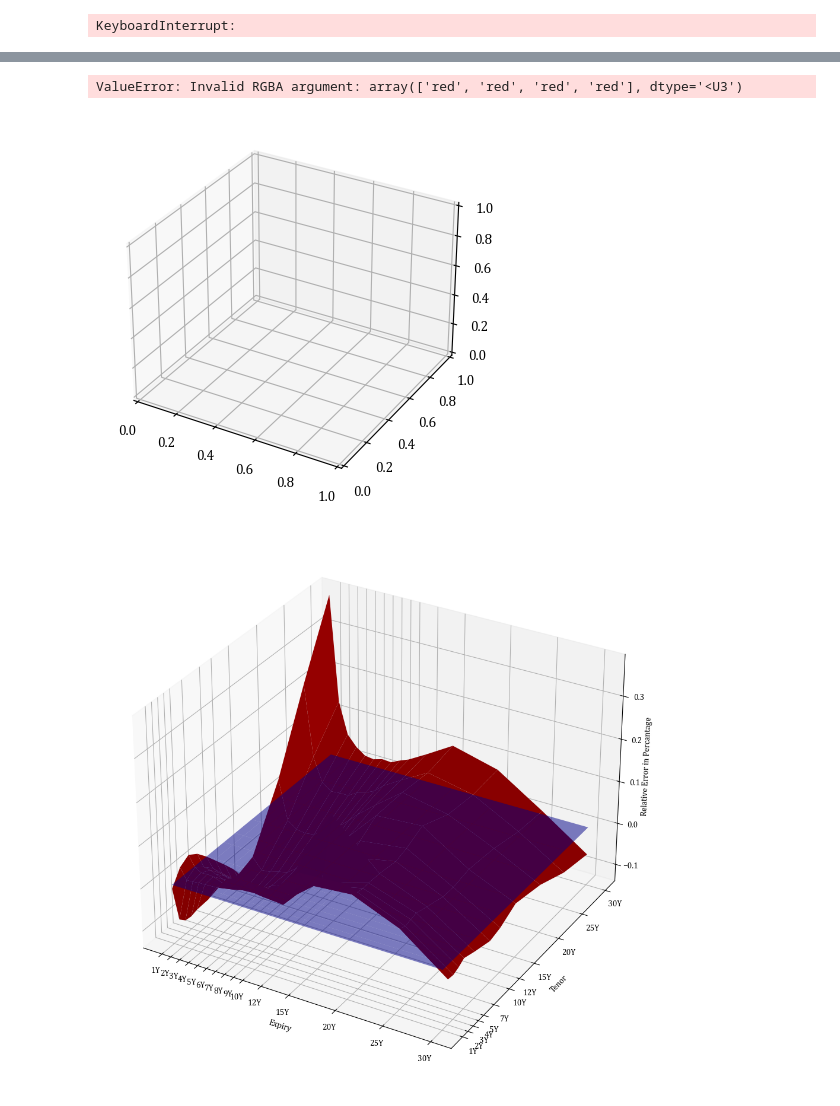
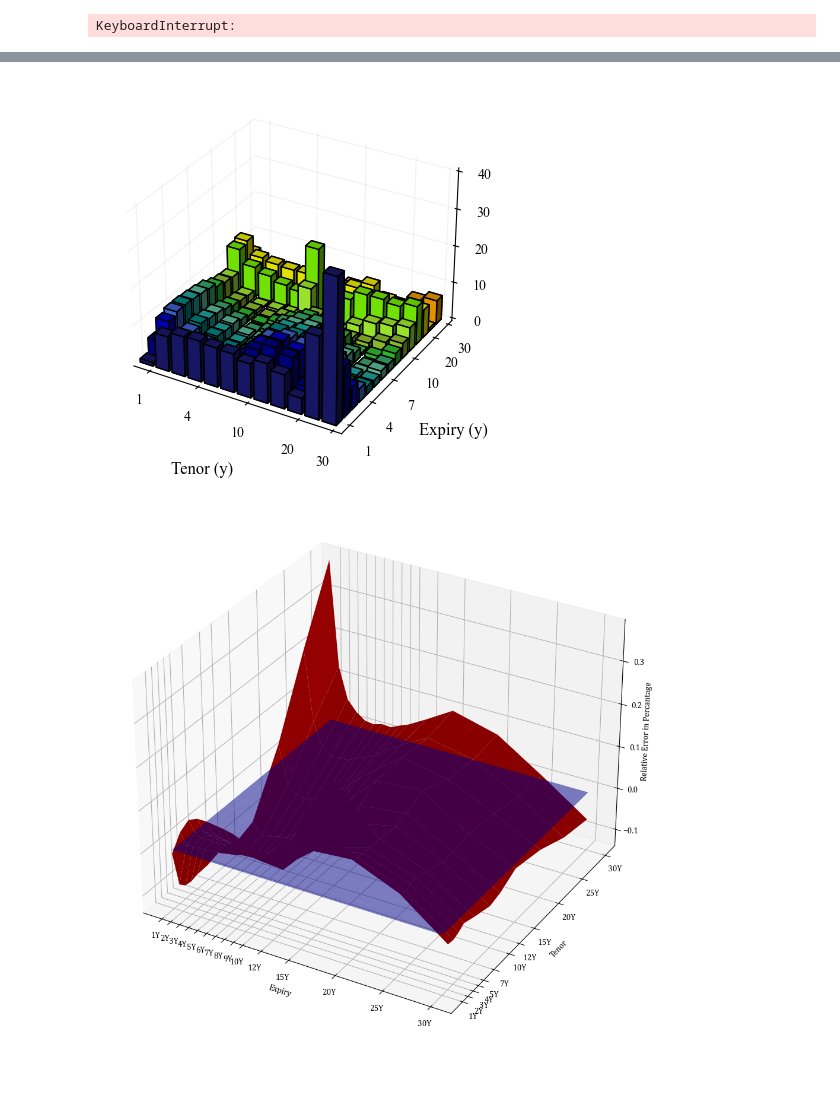
Before and after one commit to Eskild-afk/MasterThesis, a Jupyter notebook: quikMaths.ipynb, the cells around one changed output, grey strips where cells are left out. Drawn from its saved outputs; the diff is of its cells as text; code cells hidden in the pictures.

```diff
--- a/quikMaths.ipynb
+++ b/quikMaths.ipynb
@@ -242,28 +222,64 @@ array([[0.46078431, 0.06156091, 0.99952572, 1.        ],
+# %%
+colorss = ['midnightblue','darkblue','mediumblue','royalblue','darkcyan','lightseagreen','mediumaquamarine','mediumseagreen','limegreen','yellowgreen','greenyellow','chartreuse','yellow','gold','orange']
+col = []
+for c in colorss:
+    list = [c]*12
+    col.extend(list)
 # %%
+plt.rcParams['grid.color'] = (0.5, 0.5, 0.5, 0.1)
+plt.rc('font',family='Times New Roman')
 fig = plt.figure()
 ax = fig.add_subplot(projection='3d')
 xpos,ypos = np.meshgrid(np.arange(12)+1, np.arange(15)+1)
 xpos = xpos.ravel()
 ypos = ypos.ravel()
 zpos = 0
 
 dx = dy = 0.8*np.ones_like(zpos)
 dz = np.abs(fittedHW.values).ravel()
 #newstuff
 cmap = plt.cm.rainbow(plt.Normalize(0,0.4)(dz))
 
 #ax.invert_xaxis()
 #ax.invert_yaxis()
-#ax.view_init(30, 225)
-ax.bar3d(xpos, ypos, zpos, dx, dy, dz, color=cmap, alpha = 1, edgecolor = 'black')
+ax.view_init(30, 300)
+ax.bar3d(xpos, ypos, zpos, dx, dy, dz, color=col, alpha = 1, edgecolor = 'black')
 
+#Ticks to match years
 ax.set_xticks([1.75, 4.75, 7.75, 10.75, 12.75])
 ax.set_xticklabels([1, 4, 10, 20, 30])
 ax.set_yticks([1.75, 4.75, 7.75, 10.75, 13.75, 15.75])
 ax.set_yticklabels([1, 4, 7, 10, 20, 30])
+ax.set_zticks([0, 0.1, 0.2, 0.3, 0.4])
+ax.set_zticklabels([0, 10, 20, 30, 40])
+ax.set_xlim(1,13)
+ax.set_ylim(1,16)
+ax.set_zlim(0,0.4)
+
+#Background
+ax.xaxis.pane.fill = False
+ax.yaxis.pane.fill = False
+ax.zaxis.pane.fill = False
+
+ax.xaxis.pane.set_edgecolor('w')
+ax.yaxis.pane.set_edgecolor('w')
+ax.zaxis.pane.set_edgecolor('w')
+
+#Labelling
+ax.xaxis.set_rotate_label(False)
+ax.yaxis.set_rotate_label(False)
+
+ax.xaxis.labelpad = 15
+ax.yaxis.labelpad = 15
+ax.zaxis.labelpad = 10
+
+ax.set_xlabel('Tenor (y)', fontsize = 12, rotation = 0)
+ax.set_ylabel('Expiry (y)', fontsize = 12, rotation = 0)
+ax.set_zlabel('Abs. Error (%)', fontsize = 12)
+
+plt.savefig(f'./Graphs/Calibration_Errors.png')
 # %% [output]
-ValueError: Invalid RGBA argument: array(['red', 'red', 'red', 'red'], dtype='<U3')
-[figure, old version]
+[figure, new version]
 # %%
 rev=0.08670264780833303#result.x[0]
 vol=0.013928489964789946#result.x[1]
```
Also changed, not shown: parts of 1 cell of this notebook.
